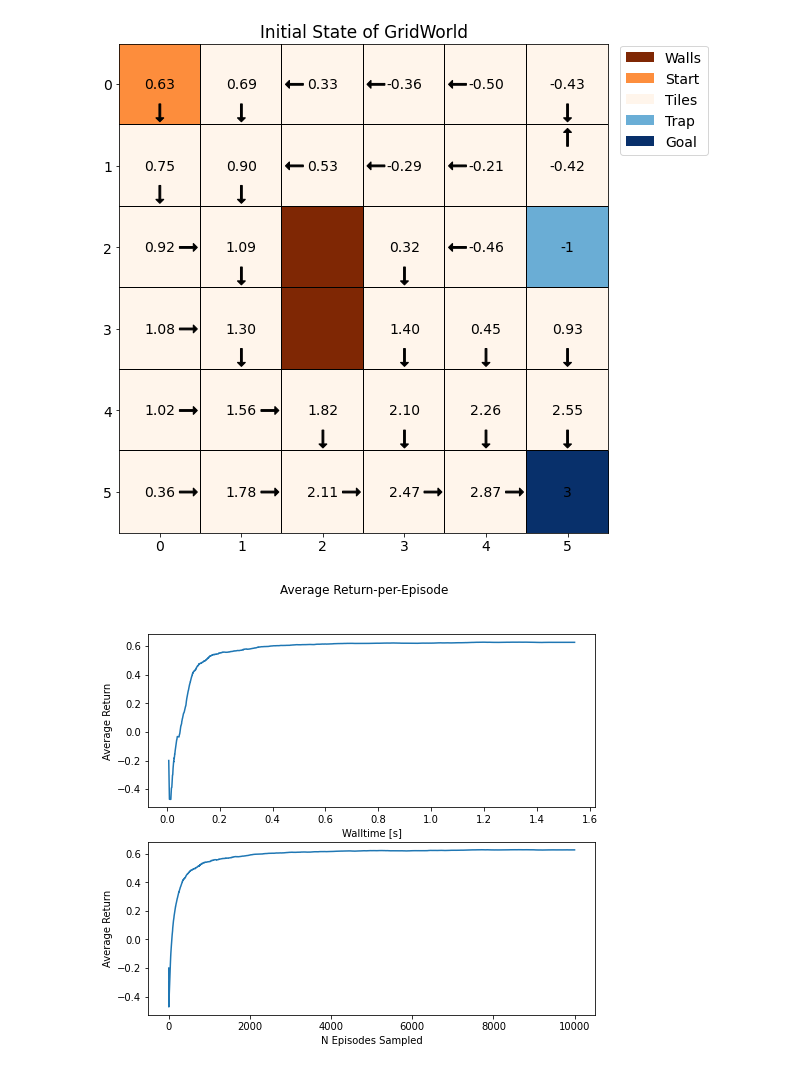
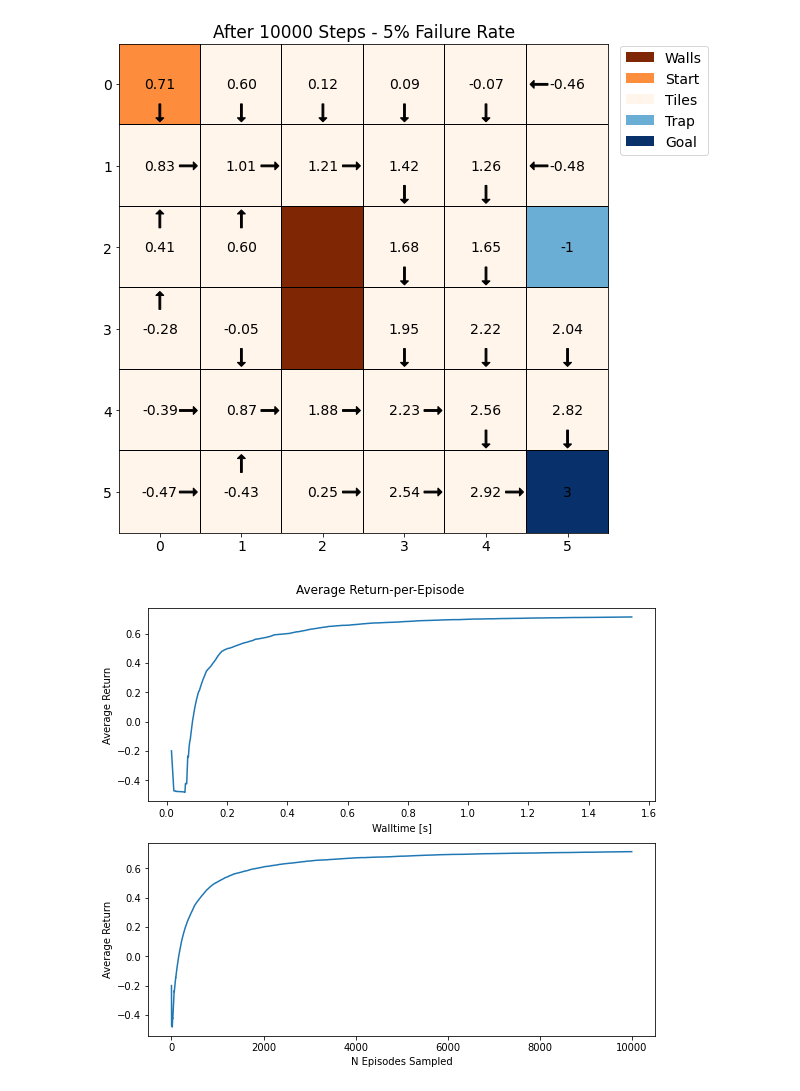
Before and after one commit to piggythefish/deep_reinforcement_learning, a Jupyter notebook: Week2/vis_gridworld.ipynb, the cells around one changed output. Cells and saved outputs as stored; diff of their text form; code cells hidden in the pictures.

```diff
--- a/Week2/vis_gridworld.ipynb
+++ b/Week2/vis_gridworld.ipynb
@@ -12,6 +12,6 @@ mdp = ProbabilisticGridWorld(6, 6, walls=[(2, 2), (2, 3)], traps=[
                             (5, 2)], trap_reward=-1,
                             goal_reward= 3,
                             cost_per_step= 0.05,
-                            probality_wrong_step= 0.1)
-mdp.visualize(savefig = False)
+                            probality_wrong_step= 0.05)
+mdp.visualize(savefig = True)
 # %% [output]
@@ -19,31 +19,33 @@ mdp.visualize(savefig = False)
-# %%
-rewards = []
-walltimes = []
-
-start_time = time.time()
-
-for i in tqdm.tqdm(range(10000)):
-
-    rewards.append(mdp.step())
-    walltimes.append( time.time() - start_time)
-
-mdp.visualize(savefig=False)
-# %% [output]
-[figure, removed]
 # %%
+rewards = []
+walltimes = []
+
+start_time = time.time()
+
+for i in tqdm.tqdm(range(10000)):
+
+    rewards.append(mdp.step())
+    walltimes.append( time.time() - start_time)
+
+mdp.visualize(r"After 10000 Steps - 5% Failure Rate",savefig=True)
 plt.figure(figsize=((8,7)))
 plt.subplot(2 ,1,1)
 
-plt.suptitle("Average Return-per-Episode")
 
 plt.ylabel("Average Return")
 plt.xlabel("Walltime [s]")
 plt.plot(walltimes, rewards)
 
 plt.subplot(2 ,1,2)
 plt.ylabel("Average Return")
 plt.plot( rewards)
 plt.xlabel("N Episodes Sampled")
+plt.suptitle("Average Return-per-Episode")
+plt.tight_layout()
+plt.savefig("imgs/0.05_failure_rate_over_time.jpg")
 plt.show()
+
+mdp.sample_counts(title= r"Number of Sample per Tile - 5% Failure Rate",savefig="imgs/sample_counts_5.jpg")
 # %% [output]
-[figure, old version]
+[figure, new version]
+[figure, added]
```
Also changed, not shown: parts of 10 cells of this notebook, 15 other files.
